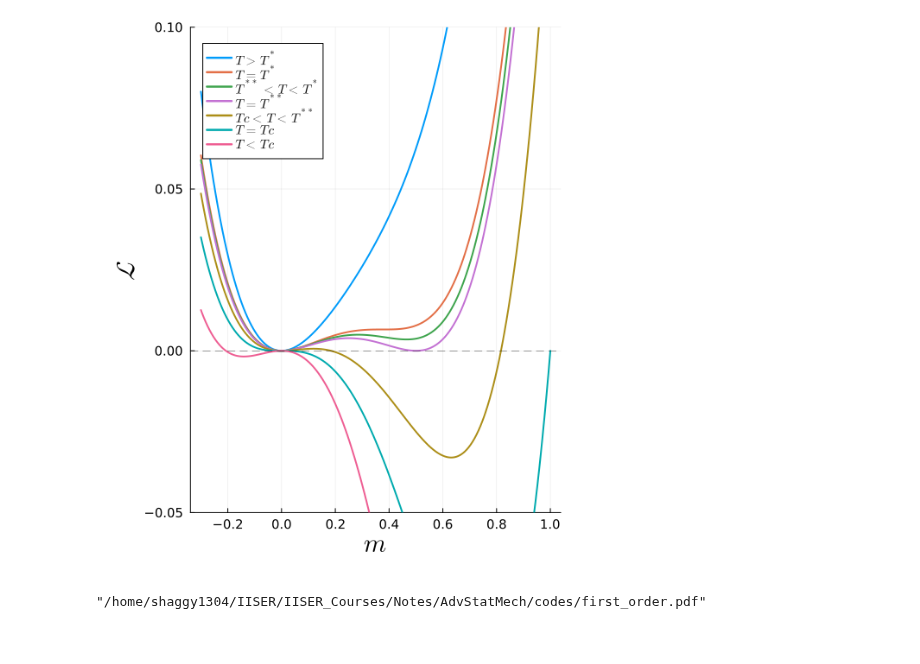
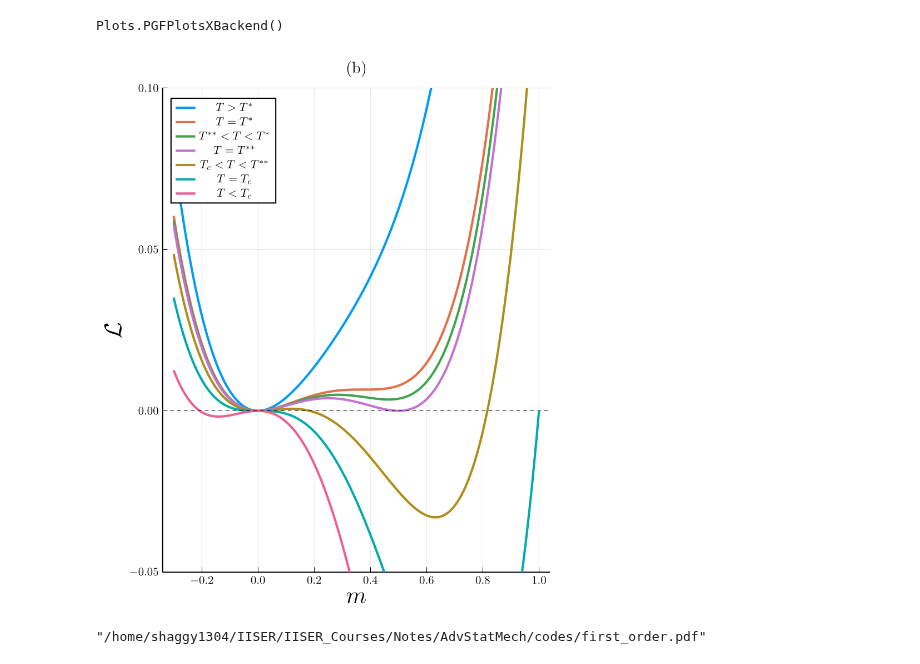
Before and after one commit to LoneWolf1304/Notes, a Jupyter notebook: AdvStatMech/codes/lec11.ipynb, the cells around one changed output. Saved outputs shown, nothing was run; the diff lists cells and outputs as text; code cells hidden in the pictures.

```diff
--- a/AdvStatMech/codes/lec11.ipynb
+++ b/AdvStatMech/codes/lec11.ipynb
@@ -1,34 +1,37 @@
 # %%
 using Plots, LaTeXStrings
+pgfplotsx()
+# %% [output]
+Plots.PGFPlotsXBackend()
 # %%
 using Plots
 
 L(m,p,T) = @. (p[1]/2)*(T-1)*m^2 - (p[2]/3)*m^3 + (p[3]/4)*m^4
 
 m = LinRange(-0.3,1,1000)
 p = [1,3,4]
 
 Tvals = [2.0,1.5625, 1.53,1.5, 1.3,1.0,0.5]
 Tstr = ["T>T^*", "T=T^{*}", "T^{**} < T < T^{*}", "T=T^{**} ",
-         "Tc <T < T^{**}", "T=Tc", "T < Tc"]
+         "T_c <T < T^{**}", "T=T_c", "T < T_c"]
 
 # Tvals = [2.0, 1.5]
 # Tstr = ["2.0 > T*","T* = 1.5625"]
 
 
 plot()
 for (i,T) in enumerate(Tvals)
     plot!(m, L(m,p,T) .- L(0,p,T),
           label=L"%$(Tstr[i])", lw=2)
 end
 #
 xlabel!(L"m")
 ylabel!(L"\mathcal{L}")
 ylims!(-0.05,0.1)
 plot!(size=(550,650), legendfontsize=10, guidefontsize=20,tickfontsize=10, legend=:topleft, legendcolumn=1)
-hline!([0], c="black", ls=:dash, lw=0.4, label="", left_margin=5Plots.mm)
+p1=hline!([0], c="black", ls=:dash, lw=0.4, label="", left_margin=5Plots.mm, title="(b)")
 # %% [output]
-[figure, old version]
+[figure, new version]
 # %%
 savefig("first_order.pdf")
 # %% [output]
```
Also changed, not shown: parts of 7 cells of this notebook, 9 other files.
